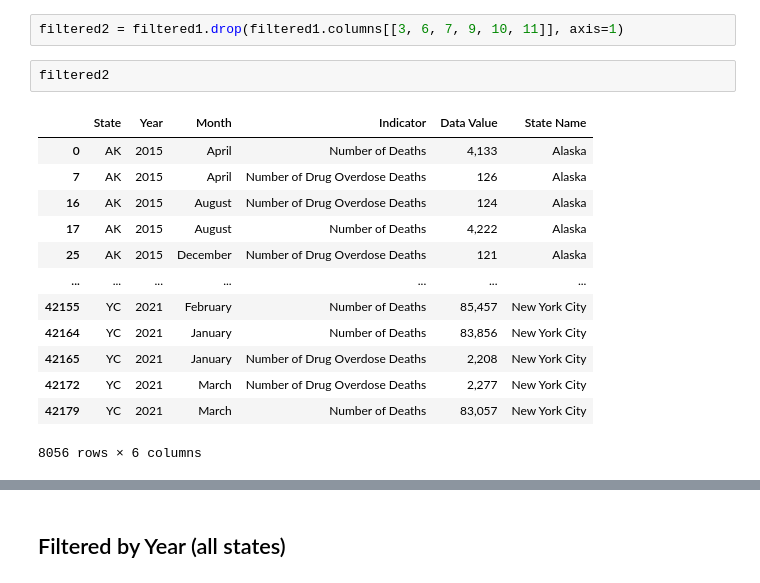
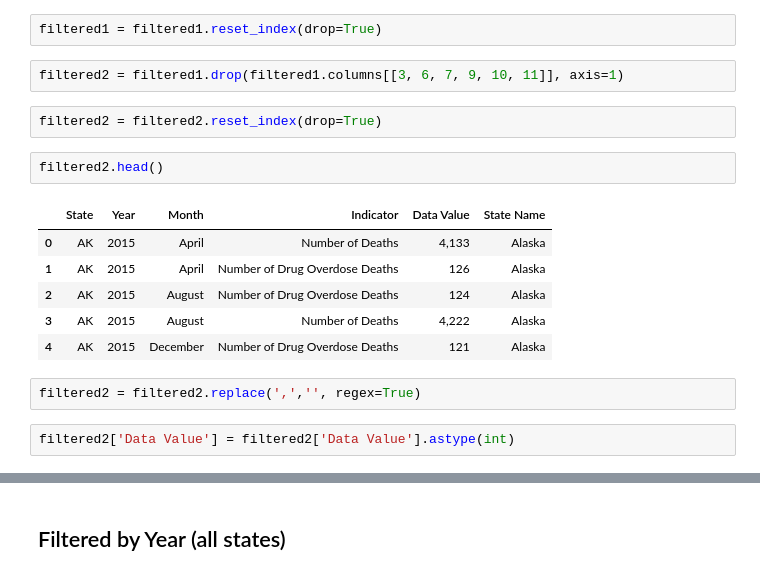
Before and after one commit to croethel/DataEngineering.Labs.AirflowProject, a Jupyter notebook: VSRR_notebook.ipynb, the cells around one changed output, grey strips where cells are left out. Saved outputs shown, nothing was run; the diff lists cells and outputs as text.

```diff
--- a/VSRR_notebook.ipynb
+++ b/VSRR_notebook.ipynb
@@ -48,18 +45,19 @@ filtered1
+# %%
+filtered1 = filtered1.reset_index(drop=True)
 # %%
 filtered2 = filtered1.drop(filtered1.columns[[3, 6, 7, 9, 10, 11]], axis=1)
+# %%
+filtered2 = filtered2.reset_index(drop=True)
 # %%
-filtered2
+filtered2.head()
 # %% [output]
 |  | State | Year | Month | Indicator | Data Value | State Name |
 | 0 | AK | 2015 | April | Number of Deaths | 4,133 | Alaska |
-| 7 | AK | 2015 | April | Number of Drug Overdose Deaths | 126 | Alaska |
-| 16 | AK | 2015 | August | Number of Drug Overdose Deaths | 124 | Alaska |
-| 17 | AK | 2015 | August | Number of Deaths | 4,222 | Alaska |
-| 25 | AK | 2015 | December | Number of Drug Overdose Deaths | 121 | Alaska |
-| ... | ... | ... | ... | ... | ... | ... |
-| 42155 | YC | 2021 | February | Number of Deaths | 85,457 | New York City |
-| 42164 | YC | 2021 | January | Number of Deaths | 83,856 | New York City |
-| 42165 | YC | 2021 | January | Number of Drug Overdose Deaths | 2,208 | New York City |
-| 42172 | YC | 2021 | March | Number of Drug Overdose Deaths | 2,277 | New York City |
-| 42179 | YC | 2021 | March | Number of Deaths | 83,057 | New York City |
+| 1 | AK | 2015 | April | Number of Drug Overdose Deaths | 126 | Alaska |
+| 2 | AK | 2015 | August | Number of Drug Overdose Deaths | 124 | Alaska |
+| 3 | AK | 2015 | August | Number of Deaths | 4,222 | Alaska |
+| 4 | AK | 2015 | December | Number of Drug Overdose Deaths | 121 | Alaska |
-8056 rows × 6 columns
+# %%
+filtered2 = filtered2.replace(',','', regex=True)
+# %%
+filtered2['Data Value'] = filtered2['Data Value'].astype(int)
```
Also changed, not shown: parts of 21 cells of this notebook.
